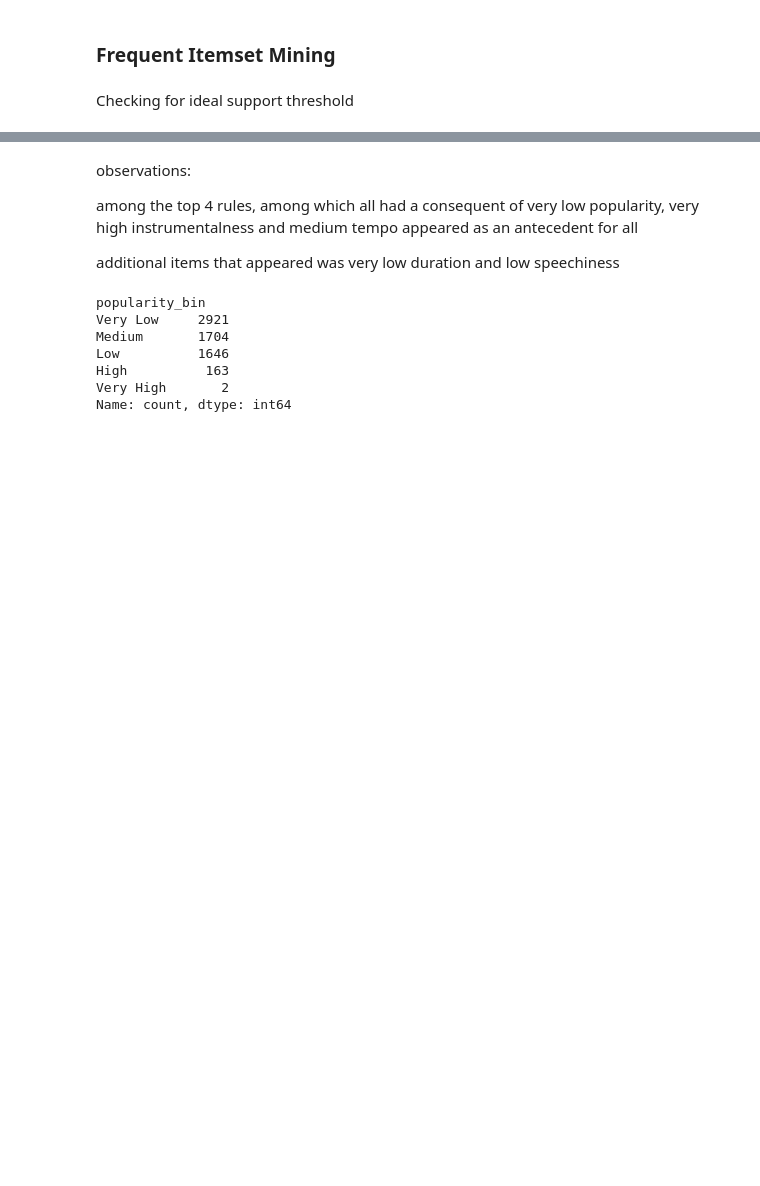
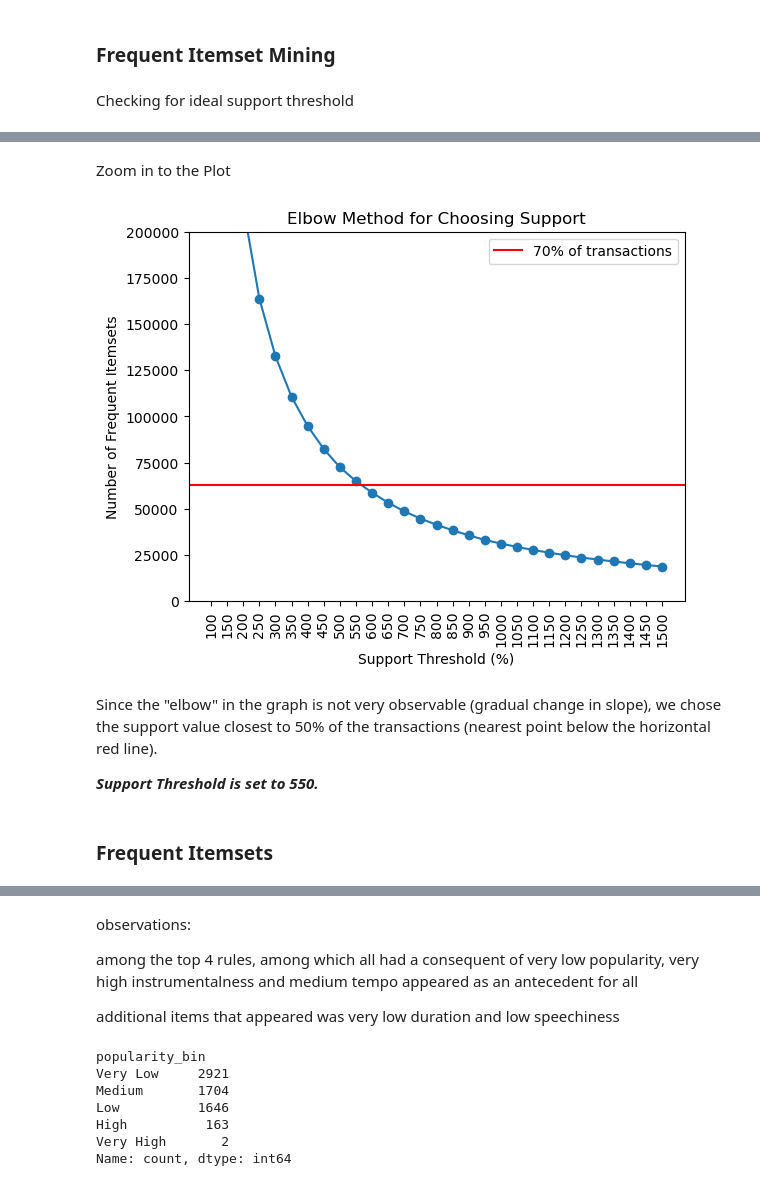
Before and after one commit to KyleCarlo/AssocRuleLearning, a Jupyter notebook: notebook.ipynb, the cells around one changed output, grey strips where cells are left out. Saved outputs shown, nothing was run; the diff lists cells and outputs as text; code cells hidden in the pictures; blank space fills up the shorter version.

```diff
--- a/notebook.ipynb
+++ b/notebook.ipynb
@@ -823,0 +819,20 @@ many patterns are very common --> added zmax = to limit itemset size
+# %% [markdown]
+Zoom in to the Plot
+# %%
+plt.plot(supports, num_itemsets, marker='o')
+plt.axhline(y = len(df_merged)*0.7, color = 'r', label = '70% of transactions')
+plt.xticks([x for x in range(100, 1501, 50)], rotation=90)
+plt.xlabel("Support Threshold (%)")
+plt.ylabel("Number of Frequent Itemsets")
+plt.ylim([0,200_000])
+plt.title("Elbow Method for Choosing Support")
+plt.legend()
+plt.show()
+# %% [output]
+[figure, added]
+# %% [markdown]
+Since the "elbow" in the graph is not very observable (gradual change in slope), we chose the support value closest to 50% of the transactions (nearest point below the horizontal red line). <br/>
+
+***Support Threshold is set to 550.***
+# %% [markdown]
+### Frequent Itemsets
```
Also changed, not shown: parts of 30 cells of this notebook.
